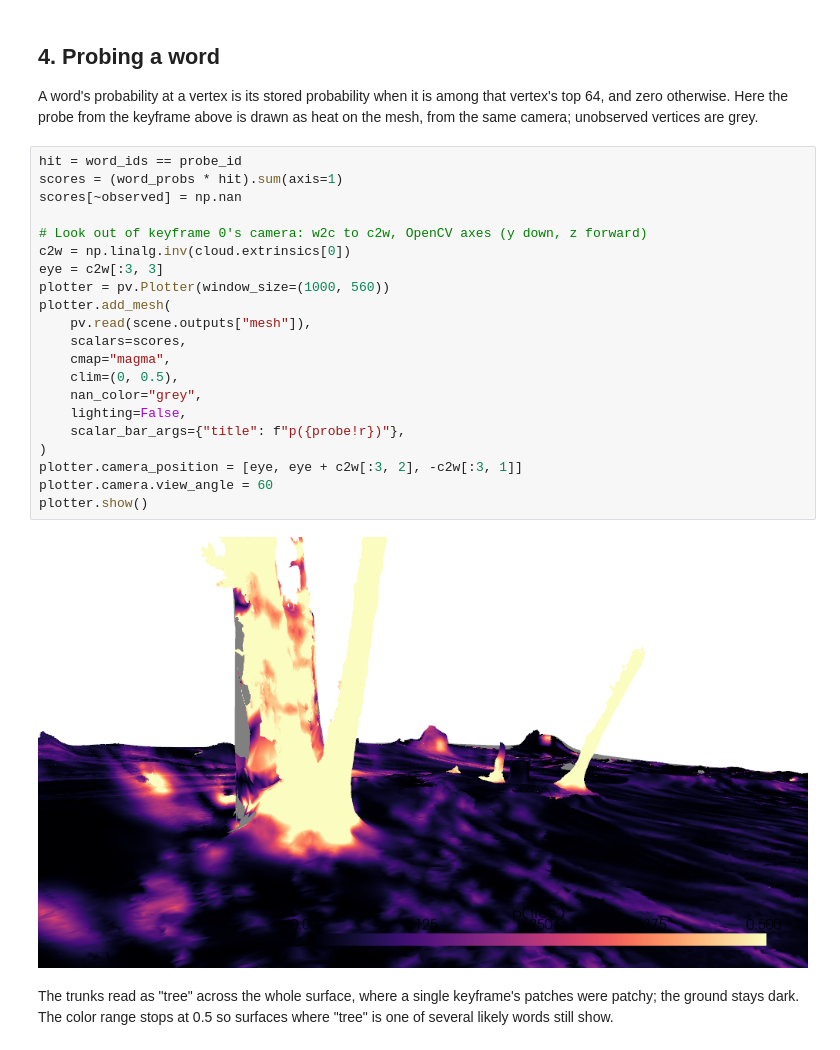
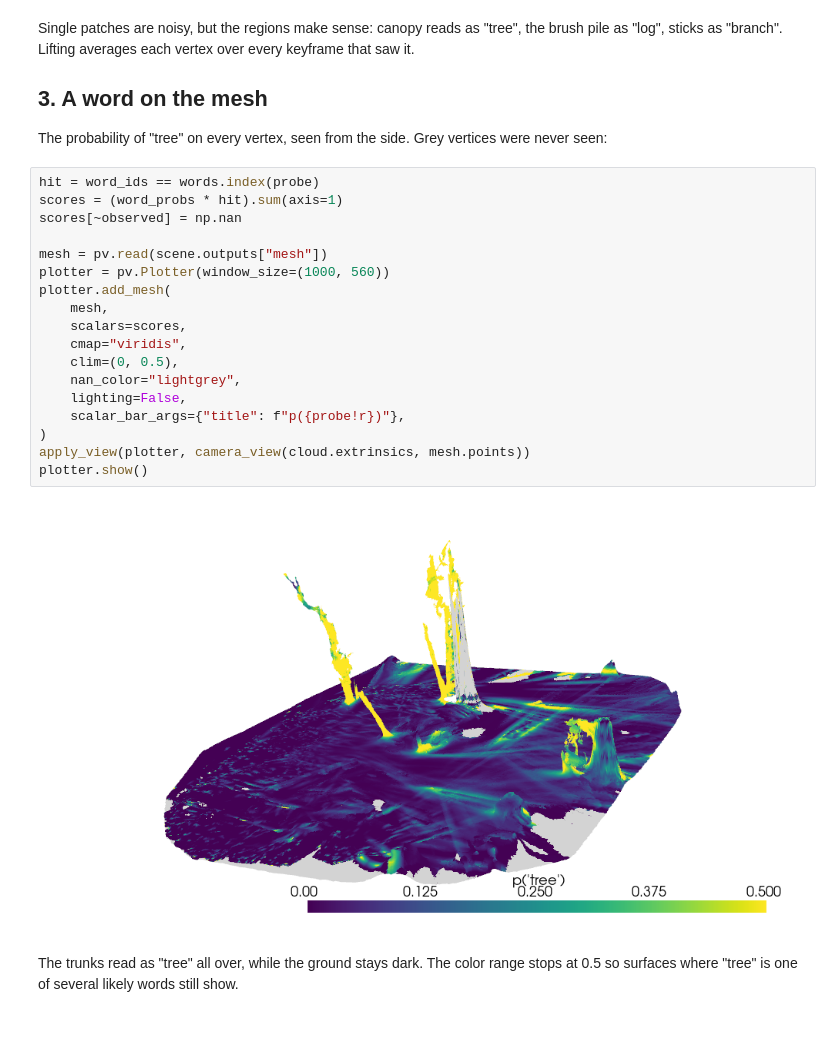
Before and after one commit to BasisResearch/collab-splats, a Jupyter notebook: docs/source/tutorials/05_semantics/ocr_lens.ipynb, the cells around one changed output. Drawn from its saved outputs; the diff is of its cells as text.

```diff
--- a/docs/source/tutorials/05_semantics/ocr_lens.ipynb
+++ b/docs/source/tutorials/05_semantics/ocr_lens.ipynb
@@ -168,36 +147,33 @@ probabilities over every keyframe that saw it.
-# %% [markdown]
-## 4. Probing a word
-
-A word's probability at a vertex is its stored probability when it is among that vertex's top
-64, and zero otherwise. Here the probe from the keyframe above is drawn as heat on the mesh, from
-the same camera; unobserved vertices are grey.
+# %% [markdown]
+Single patches are noisy, but the regions make sense: canopy reads as "tree", the brush pile as
+"log", sticks as "branch". Lifting averages each vertex over every keyframe that saw it.
+
+## 3. A word on the mesh
+
+The probability of "tree" on every vertex, seen from the side. Grey vertices were never seen:
 # %%
-hit = word_ids == probe_id
+hit = word_ids == words.index(probe)
 scores = (word_probs * hit).sum(axis=1)
 scores[~observed] = np.nan
 
-# Look out of keyframe 0's camera: w2c to c2w, OpenCV axes (y down, z forward)
-c2w = np.linalg.inv(cloud.extrinsics[0])
-eye = c2w[:3, 3]
+mesh = pv.read(scene.outputs["mesh"])
 plotter = pv.Plotter(window_size=(1000, 560))
 plotter.add_mesh(
-    pv.read(scene.outputs["mesh"]),
+    mesh,
     scalars=scores,
-    cmap="magma",
+    cmap="viridis",
     clim=(0, 0.5),
-    nan_color="grey",
+    nan_color="lightgrey",
     lighting=False,
     scalar_bar_args={"title": f"p({probe!r})"},
 )
-plotter.camera_position = [eye, eye + c2w[:3, 2], -c2w[:3, 1]]
-plotter.camera.view_angle = 60
+apply_view(plotter, camera_view(cloud.extrinsics, mesh.points))
 plotter.show()
 # %% [output]
-[figure, old version]
+[figure, new version]
 # %% [markdown]
-The trunks read as "tree" across the whole surface, where a single keyframe's patches were
-patchy; the ground stays dark. The color range stops at 0.5 so surfaces where "tree" is one of
-several likely words still show.
+The trunks read as "tree" all over, while the ground stays dark. The color range stops at 0.5 so
+surfaces where "tree" is one of several likely words still show.
 # %% [markdown]
 ## In a pipeline run
 
```
Also changed, not shown: parts of 13 cells of this notebook, 19 other files.
